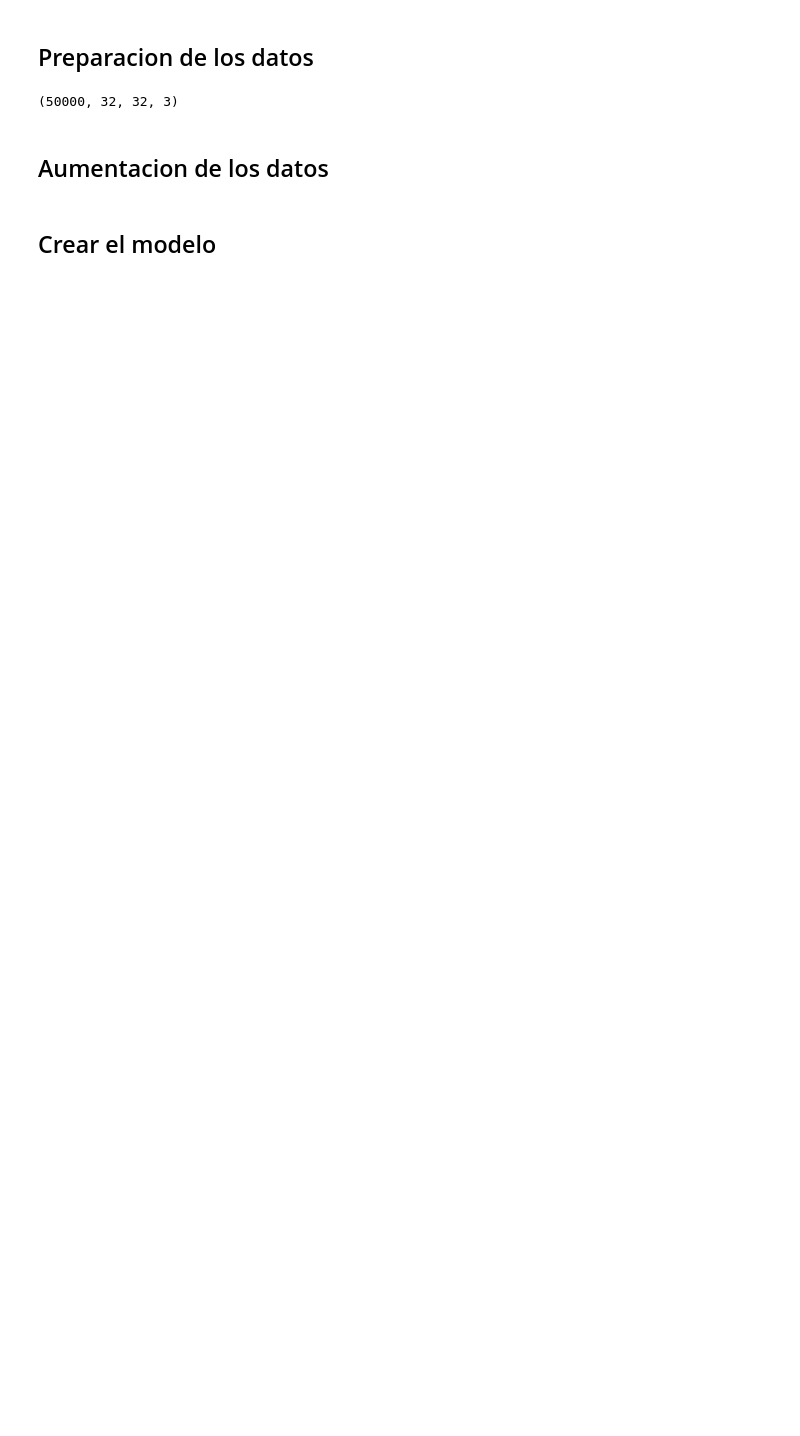
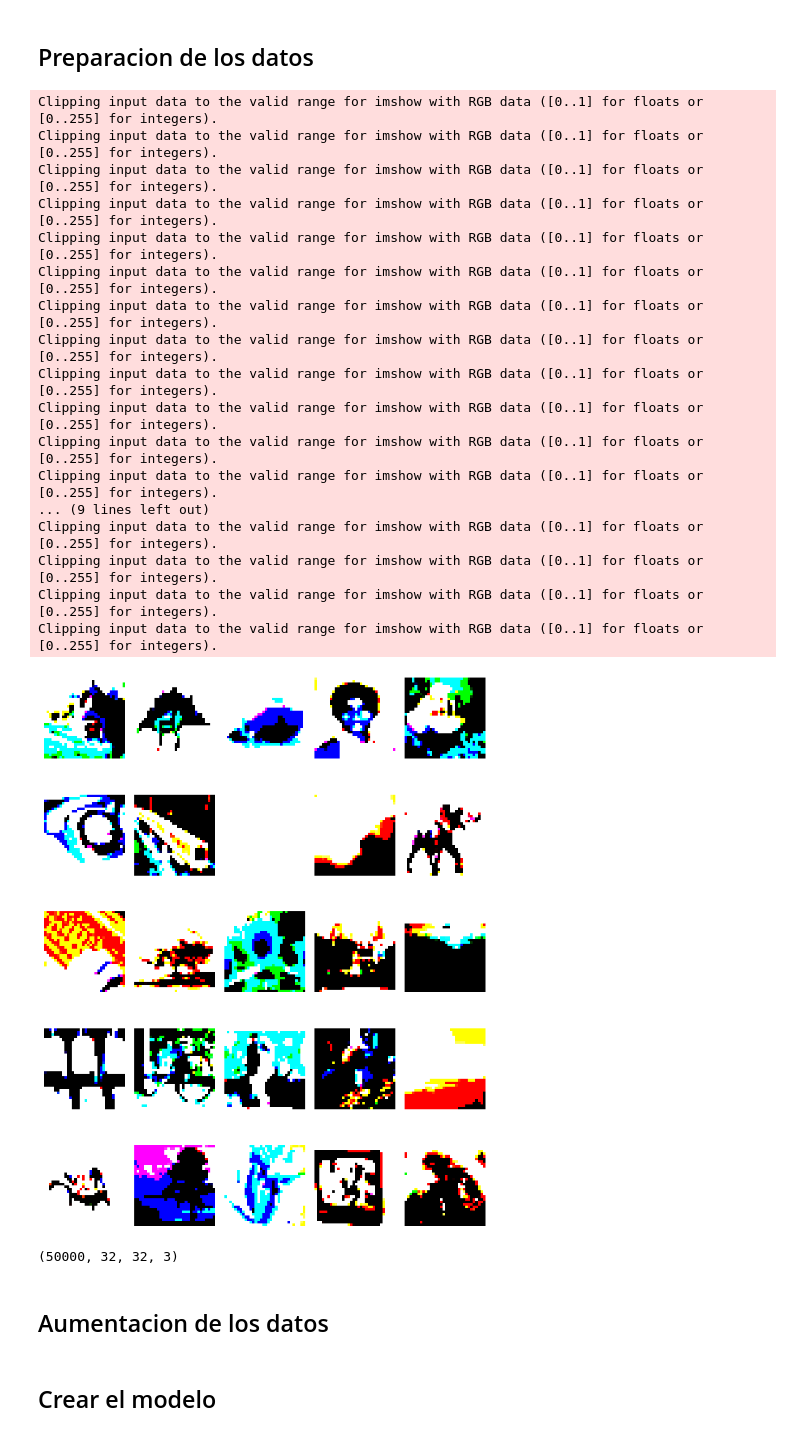
Before and after one commit to AlejoPrietoDavalos/CursoTensorflowKeras, a Jupyter notebook: Unidad 4/IV (a) - Transferencia de aprendizaje.ipynb, the cells around one changed output. Cells and saved outputs as stored; diff of their text form; code cells hidden in the pictures; blank space fills up the shorter version.

```diff
--- a/Unidad 4/IV (a) - Transferencia de aprendizaje.ipynb
+++ b/Unidad 4/IV (a) - Transferencia de aprendizaje.ipynb
@@ -48,6 +58,39 @@ plt.show()
 # %%
 x_train = preprocess_input(x_train)
 x_test = preprocess_input(x_test)
+# %%
+num = 25
+images = x_train[:num]
+labels = y_train[:num]
+num_row = 5
+num_col = 5
+fig, axes = plt.subplots(num_row, num_col, figsize=(1.5*num_col,2*num_row))
+for i in range(num):
+    ax = axes[i//num_col, i%num_col]
+    ax.imshow(images[i], cmap='gray')
+    #ax.set_title('Label: {}'.format(labels[i]))
+    ax.axis('off')
+plt.tight_layout()
+plt.show()
+# %% [output]
+Clipping input data to the valid range for imshow with RGB data ([0..1] for floats or [0..255] for integers).
+Clipping input data to the valid range for imshow with RGB data ([0..1] for floats or [0..255] for integers).
+Clipping input data to the valid range for imshow with RGB data ([0..1] for floats or [0..255] for integers).
+Clipping input data to the valid range for imshow with RGB data ([0..1] for floats or [0..255] for integers).
+Clipping input data to the valid range for imshow with RGB data ([0..1] for floats or [0..255] for integers).
+Clipping input data to the valid range for imshow with RGB data ([0..1] for floats or [0..255] for integers).
+Clipping input data to the valid range for imshow with RGB data ([0..1] for floats or [0..255] for integers).
+Clipping input data to the valid range for imshow with RGB data ([0..1] for floats or [0..255] for integers).
+Clipping input data to the valid range for imshow with RGB data ([0..1] for floats or [0..255] for integers).
+Clipping input data to the valid range for imshow with RGB data ([0..1] for floats or [0..255] for integers).
+Clipping input data to the valid range for imshow with RGB data ([0..1] for floats or [0..255] for integers).
+Clipping input data to the valid range for imshow with RGB data ([0..1] for floats or [0..255] for integers).
+... (9 lines left out)
+Clipping input data to the valid range for imshow with RGB data ([0..1] for floats or [0..255] for integers).
+Clipping input data to the valid range for imshow with RGB data ([0..1] for floats or [0..255] for integers).
+Clipping input data to the valid range for imshow with RGB data ([0..1] for floats or [0..255] for integers).
+Clipping input data to the valid range for imshow with RGB data ([0..1] for floats or [0..255] for integers).
+[figure, added]
 # %%
 x_train.shape
 # %% [output]
```
Also changed, not shown: parts of 6 cells of this notebook, 8 other files.
